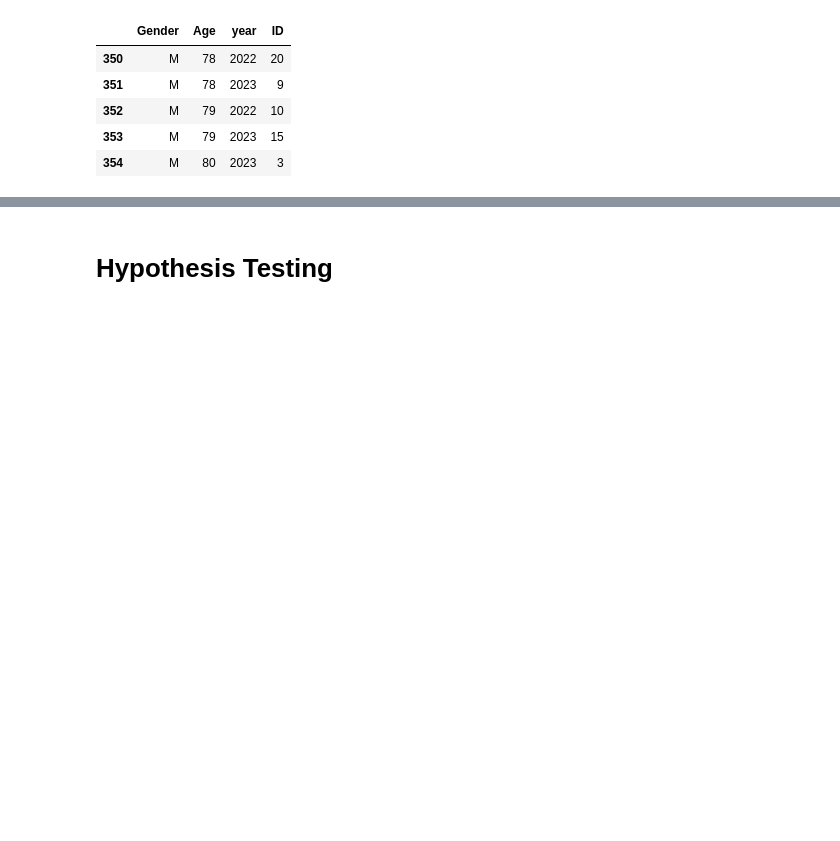
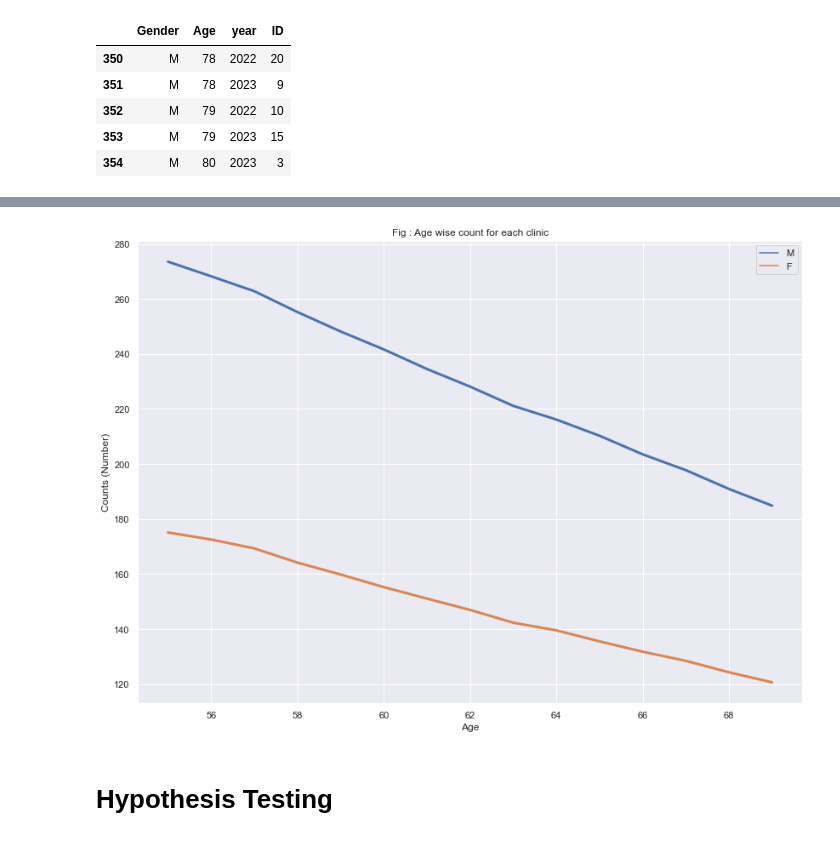
Before and after one commit to raku43/MScDACapstone, a Jupyter notebook: MScDA_Capstone.ipynb, the cells around one changed output, grey strips where cells are left out. Saved outputs shown, nothing was run; the diff lists cells and outputs as text; code cells hidden in the pictures; blank space fills up the shorter version.

Commit message:
Data preperation for descreptive statistics
Data preperation for descreptive statistics

```diff
--- a/MScDA_Capstone.ipynb
+++ b/MScDA_Capstone.ipynb
@@ -575,0 +552,3 @@ dfcensus2019
+# %%
+dfcensusf['meanE'] = dfcensusf.iloc[:, 2:8].mean(axis=1) # Only until 2014 is considered for mean
+dfcensusf.head()
@@ -575,0 +707,8 @@ dfcensus2019
+# %%
+#Data frame to only take mean
+dfcensusmall=dfcensusm[['Age','Gender','meanE']]
+dfcensusfall=dfcensusf[['Age','Gender','meanE']]
+# %%
+conact1 = [dfcensusmall, dfcensusfall]
+dfcensusall=pd.concat(conact1)
+dfcensus5569=dfcensusall.loc[(dfcensusall['Age']>=55) & (dfcensusall['Age']<70)]
@@ -575,0 +733,8 @@ dfcensus2019
+# %%
+
+import numpy as np
+
+dfcensus5569['Projectedcol'] = np.where(dfcensus5569['Gender']=='M', dfcensus5569['meanE']*0.91/100, dfcensus5569['meanE']*0.57/100)
+
+dfcensus5569.reset_index(drop=True,inplace=True)
+dfcensus5569
@@ -575,0 +759,15 @@ dfcensus2019
+# %%
+#Plot showing agewise counts
+
+sns.set_style('darkgrid') #usage of seaborn library set the style
+sns.set(rc={'figure.figsize':(14,10)}) #usage of seaborn library set the figure size
+sns.color_palette("tab10")#usage of seaborn library set the color palette
+ax = sns.lineplot(data=dfcensus5569, x ='Age', y = 'Projectedcol',
+                  hue='Gender', lw=3) # Draw the plot
+plt.legend(bbox_to_anchor=(1, 1)) # Set the legends
+plt.ylabel('Counts (Number)') # Y label
+plt.xlabel('Age') # X label
+plt.title('Fig : Age wise count for each clinic') # Set the title
+plt.show() # Display the plot
+# %% [output]
+[figure, added]
```
Also changed, not shown: parts of 70 cells of this notebook.
